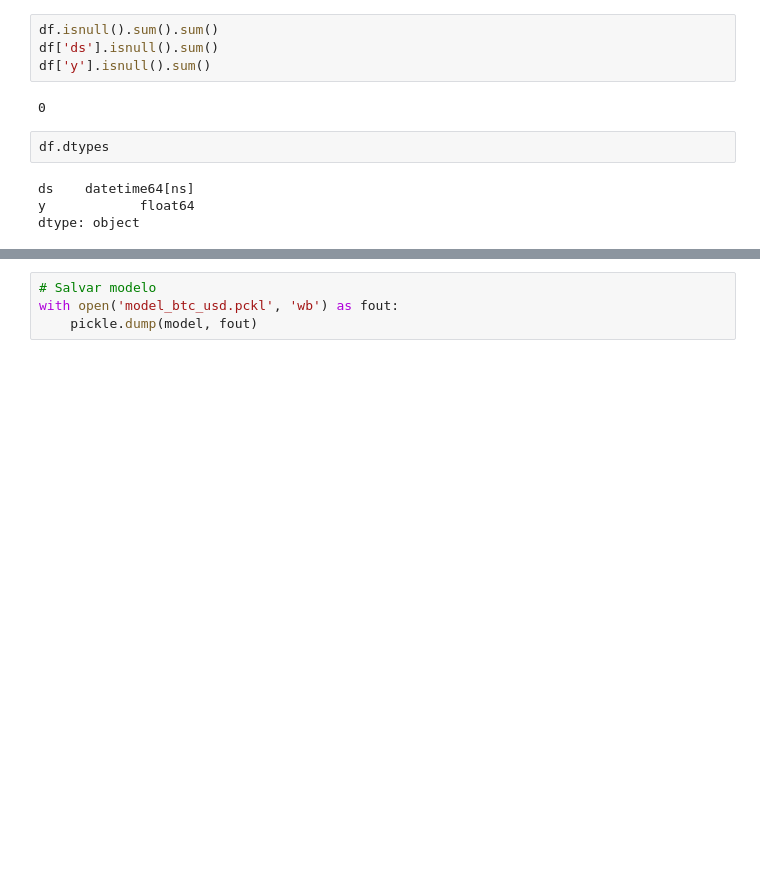
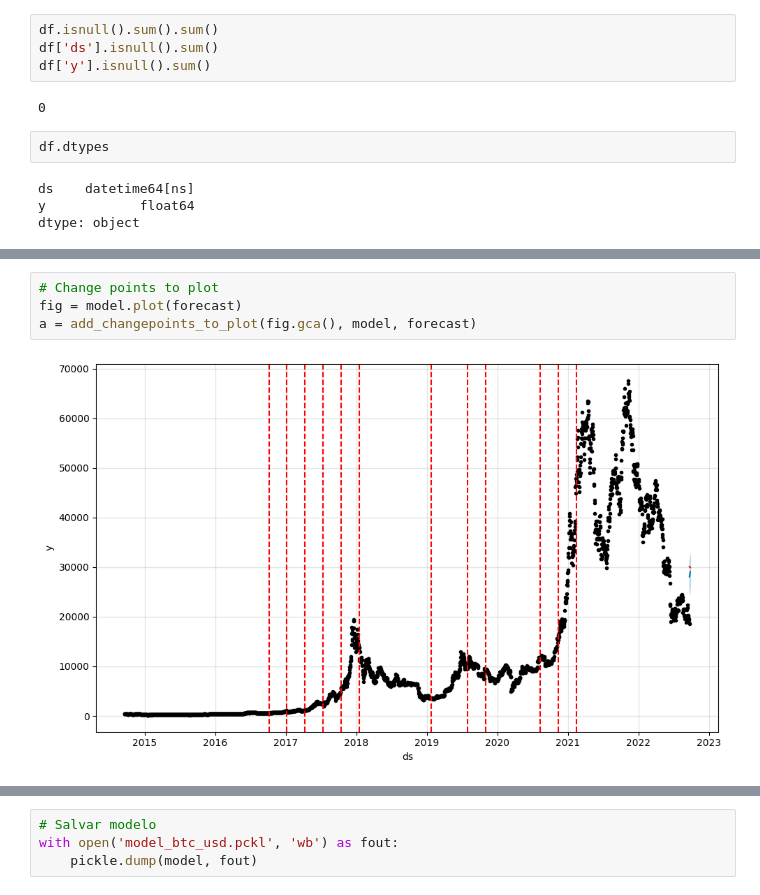
Before and after one commit to fabriciocovalesci/tcc_predict_crypto, a Jupyter notebook: model_predict/predict_crypto/bitcoin/model_btc.ipynb, the cells around one changed output, grey strips where cells are left out. Saved outputs shown, nothing was run; the diff lists cells and outputs as text; blank space fills up the shorter version.

```diff
--- a/model_predict/predict_crypto/bitcoin/model_btc.ipynb
+++ b/model_predict/predict_crypto/bitcoin/model_btc.ipynb
@@ -120,0 +172,6 @@ predict[["ds", "yhat_lower", "yhat_upper", "yhat"]].tail()
+# %%
+# Change points to plot
+fig = model.plot(forecast)
+a = add_changepoints_to_plot(fig.gca(), model, forecast)
+# %% [output]
+[figure, added]
```
Also changed, not shown: parts of 19 cells of this notebook, 17 other files.
